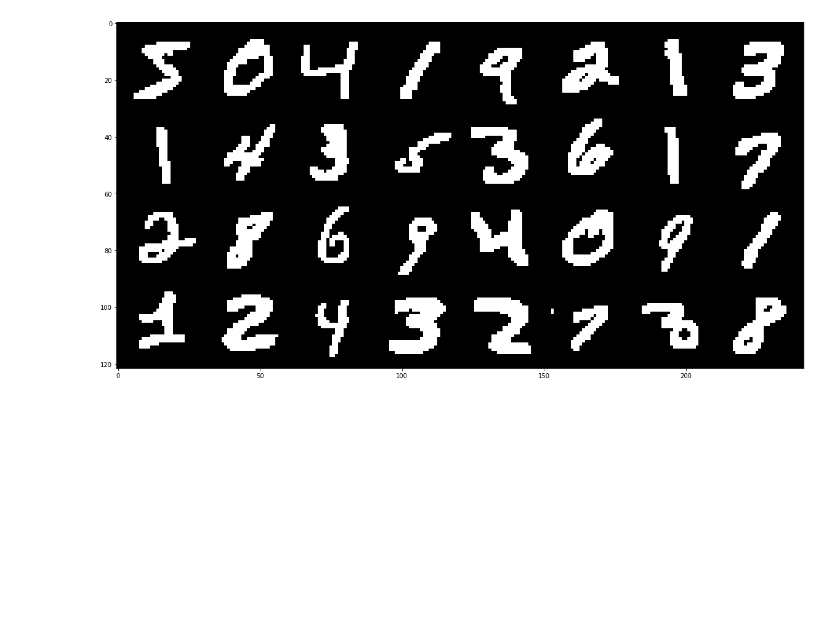
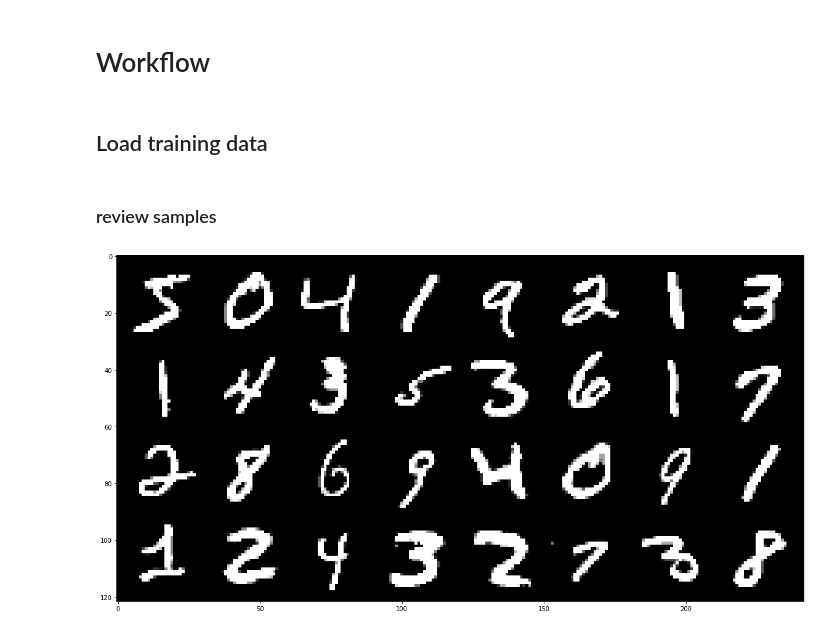
Before and after one commit to petersontylerd/pytorch-tensorboard-suite, a Jupyter notebook: pytorch_scratch.ipynb, the cells around one changed output. Cells and saved outputs as stored; diff of their text form; code cells hidden in the pictures; blank space fills up the shorter version.

Commit message:
deep learning workflow structuring

```diff
--- a/pytorch_scratch.ipynb
+++ b/pytorch_scratch.ipynb
@@ -73,29 +125,45 @@ def image_sample(inp, figsize=(20,20)):
+# %% [markdown]
+# Workflow
+# %% [markdown]
+## Load training data
 # %%
-mnist_dir=os.path.join(os.environ["HOME"], "s3buckets", "mnist")
-
-## training
-# images
+# load source files
 X_train, y_train = load_mnist(
-    path=mnist_dir,
+    path=os.path.join(os.environ["HOME"], "s3buckets", "mnist"),
     kind="train"
 )
 
+# transformation instructions
+norm_mean = [0.1307]
+norm_std = [0.3801]
+
+train_transform = transforms.Compose([
+    transforms.ToTensor(),
+    transforms.Normalize(
+        norm_mean,
+        norm_std
+    ),
+])
+
+# load data into Pytorch Dataset
 train_data = MNISTDataset(
     images=X_train,
     targets=y_train,
+    transform=train_transform,
 )
 
+# create Pytorch DataLoader
 train_data_loader = torch.utils.data.DataLoader(
     train_data,
     batch_size=32,
     shuffle=False,
-    # sampler=weighted_sampler
 )
-
-# visualize image batch grid
-inputs, classes = next(iter(train_data_loader))
-out = torchvision.utils.make_grid(inputs.unsqueeze(1))
-
-image_sample(out)
-# %% [output]
-[figure, removed]
+# %% [markdown]
+### review samples
+# %%
+# visualize image batch grid
+inputs, classes = next(iter(train_data_loader))
+out = torchvision.utils.make_grid(inputs)
+image_sample(out)
+# %% [output]
+[figure, added]
```
Also changed, not shown: parts of 24 cells of this notebook, 1 other file.
